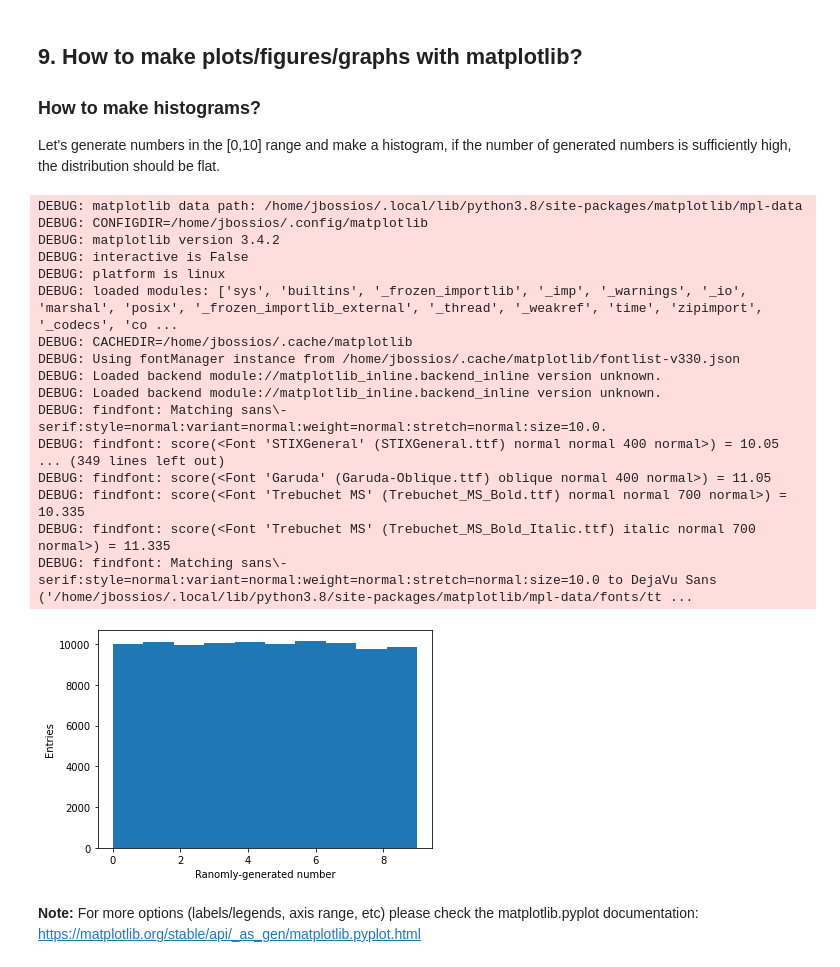
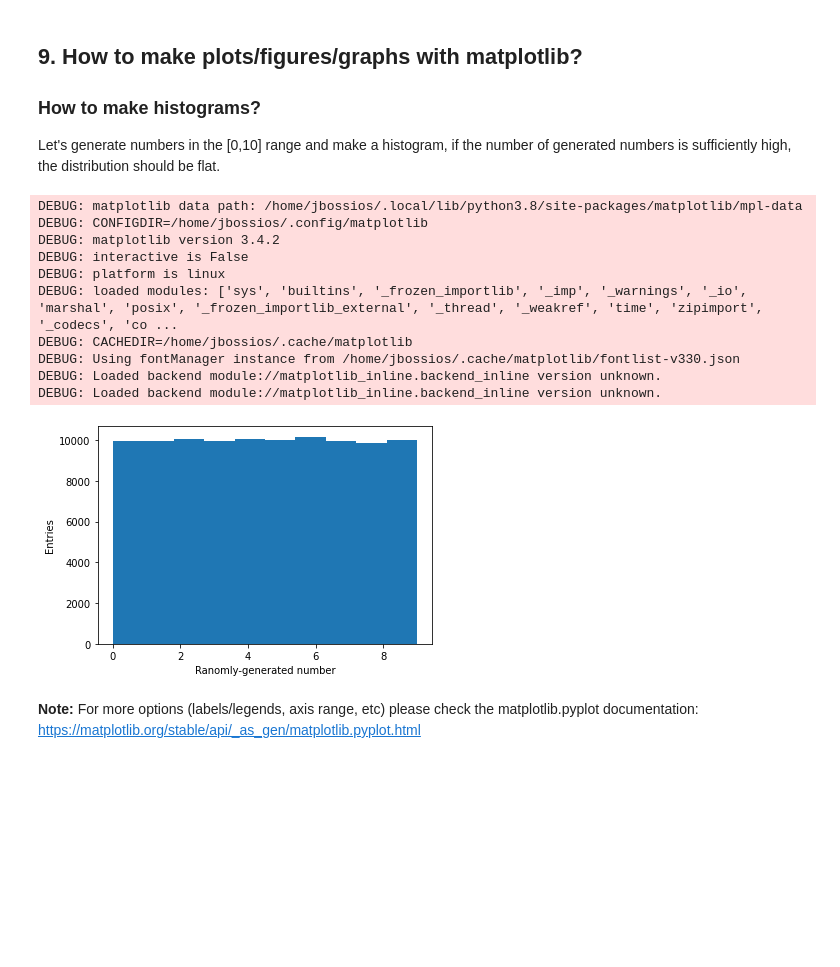
Before and after one commit to jbossios/python-tutorial, a Jupyter notebook: Jupyter-Notebooks/04_Helpful_tips_and_modules.ipynb, the cells around one changed output. Cells and saved outputs as stored; diff of their text form; code cells hidden in the pictures; blank space fills up the shorter version.

Commit message:
Avoid debug messages from matplotlib

```diff
--- a/Jupyter-Notebooks/04_Helpful_tips_and_modules.ipynb
+++ b/Jupyter-Notebooks/04_Helpful_tips_and_modules.ipynb
@@ -431,35 +431,30 @@ new_random_float_number = 0.4926879605462071
 Let's generate numbers in the [0,10] range and make a histogram, if the number of generated numbers is sufficiently high, the distribution should be flat.
 # %%
 import matplotlib.pyplot as plt
+
+log.setLevel(logging.INFO) # to avoid debugging messages from matplotlib
 
 # Geneate 100000 random numbers b/w 0 and 10
 n_to_generate = 100000
 numbers = [randrange(10) for i in range(n_to_generate)]
 
 # Plot the distribution of the generated numbers
 plt.hist(numbers)
 plt.xlabel('Ranomly-generated number')
 plt.ylabel('Entries')
 plt.show()
 # %% [output]
 DEBUG: matplotlib data path: /home/jbossios/.local/lib/python3.8/site-packages/matplotlib/mpl-data
 DEBUG: CONFIGDIR=/home/jbossios/.config/matplotlib
 DEBUG: matplotlib version 3.4.2
 DEBUG: interactive is False
 DEBUG: platform is linux
 DEBUG: loaded modules: ['sys', 'builtins', '_frozen_importlib', '_imp', '_warnings', '_io', 'marshal', 'posix', '_frozen_importlib_external', '_thread', '_weakref', 'time', 'zipimport', '_codecs', 'co ...
 DEBUG: CACHEDIR=/home/jbossios/.cache/matplotlib
 DEBUG: Using fontManager instance from /home/jbossios/.cache/matplotlib/fontlist-v330.json
 DEBUG: Loaded backend module://matplotlib_inline.backend_inline version unknown.
 DEBUG: Loaded backend module://matplotlib_inline.backend_inline version unknown.
-DEBUG: findfont: Matching sans\-serif:style=normal:variant=normal:weight=normal:stretch=normal:size=10.0.
-DEBUG: findfont: score(<Font 'STIXGeneral' (STIXGeneral.ttf) normal normal 400 normal>) = 10.05
-... (349 lines left out)
-DEBUG: findfont: score(<Font 'Garuda' (Garuda-Oblique.ttf) oblique normal 400 normal>) = 11.05
-DEBUG: findfont: score(<Font 'Trebuchet MS' (Trebuchet_MS_Bold.ttf) normal normal 700 normal>) = 10.335
-DEBUG: findfont: score(<Font 'Trebuchet MS' (Trebuchet_MS_Bold_Italic.ttf) italic normal 700 normal>) = 11.335
-DEBUG: findfont: Matching sans\-serif:style=normal:variant=normal:weight=normal:stretch=normal:size=10.0 to DejaVu Sans ('/home/jbossios/.local/lib/python3.8/site-packages/matplotlib/mpl-data/fonts/tt ...
-[figure, old version]
+[figure, new version]
 # %% [markdown]
 **Note:** For more options (labels/legends, axis range, etc) please check the matplotlib.pyplot documentation: https://matplotlib.org/stable/api/_as_gen/matplotlib.pyplot.html
 # %% [markdown]
```
Also changed, not shown: parts of 15 cells of this notebook.
